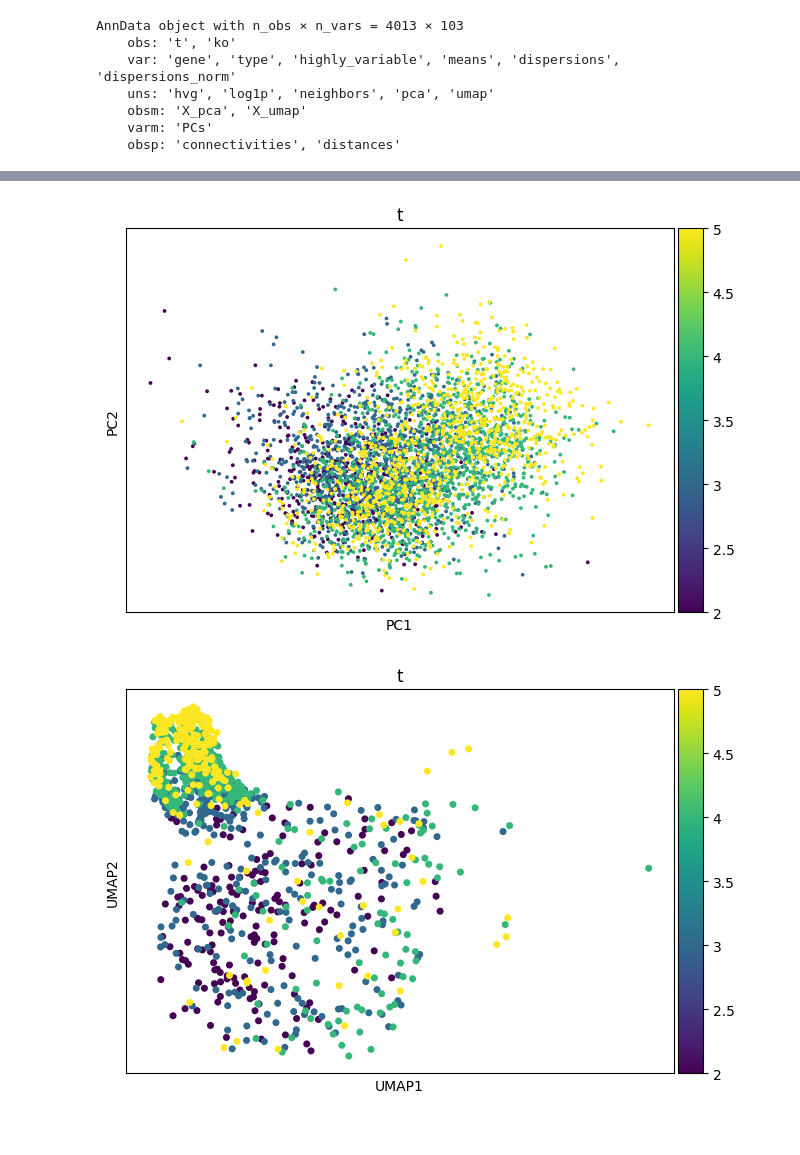
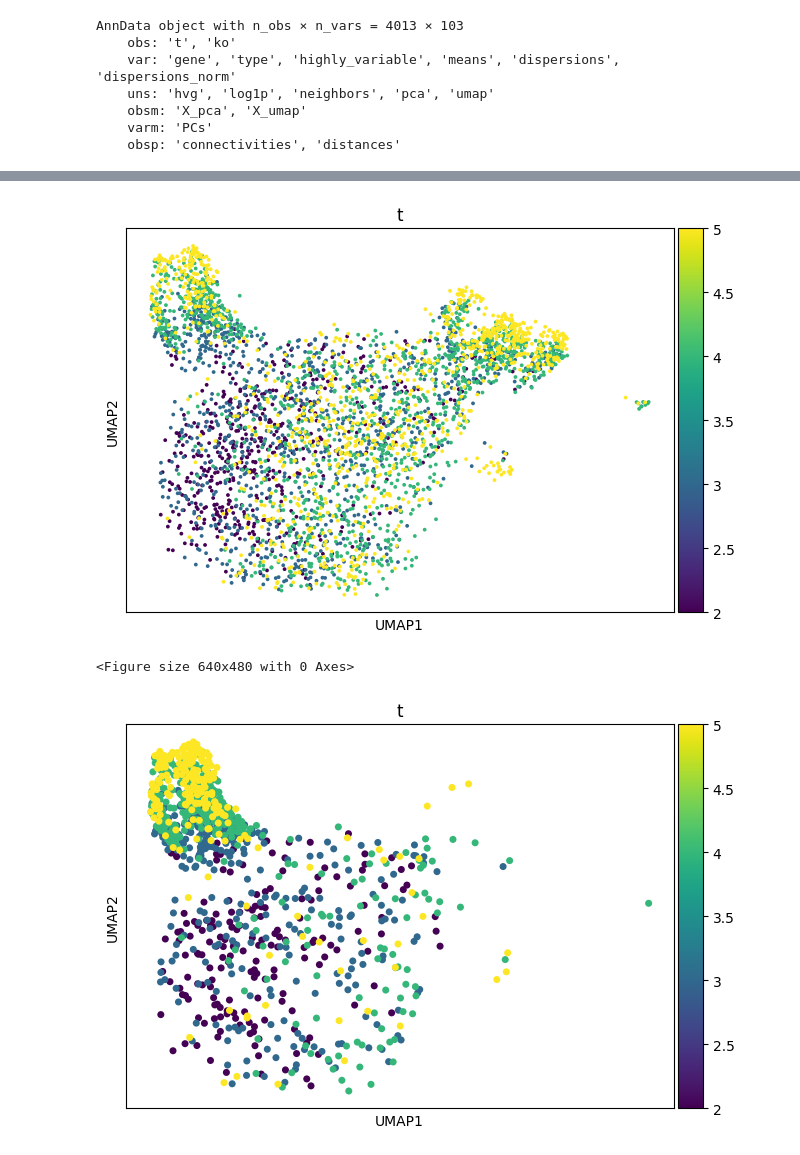
Before and after one commit to NoahElRimawiFine/StructureFlow, a Jupyter notebook: notebooks/renge_scCRISPR.ipynb, the cells around one changed output, grey strips where cells are left out. Cells and saved outputs as stored; diff of their text form; code cells hidden in the pictures.

```diff
--- a/notebooks/renge_scCRISPR.ipynb
+++ b/notebooks/renge_scCRISPR.ipynb
@@ -125,5 +127,5 @@ AnnData object with n_obs × n_vars = 4013 × 103
     varm: 'PCs'
     obsp: 'connectivities', 'distances'
 # %%
-sc.pl.scatter(adata, basis = "pca", color = "t")
+sc.pl.scatter(adata, basis = "umap", color = "t", save="_time.pdf")
 # %% [output]
@@ -130,4 +133,5 @@ sc.pl.scatter(adata, basis = "pca", color = "t")
-[figure, old version]
+[figure, new version]
+<Figure size 640x480 with 0 Axes>
 # %%
 =   sc.pp.neighbors(adata)
 sc.tl.umap(adata)
```
Also changed, not shown: parts of 2 cells of this notebook, 3 other files.
